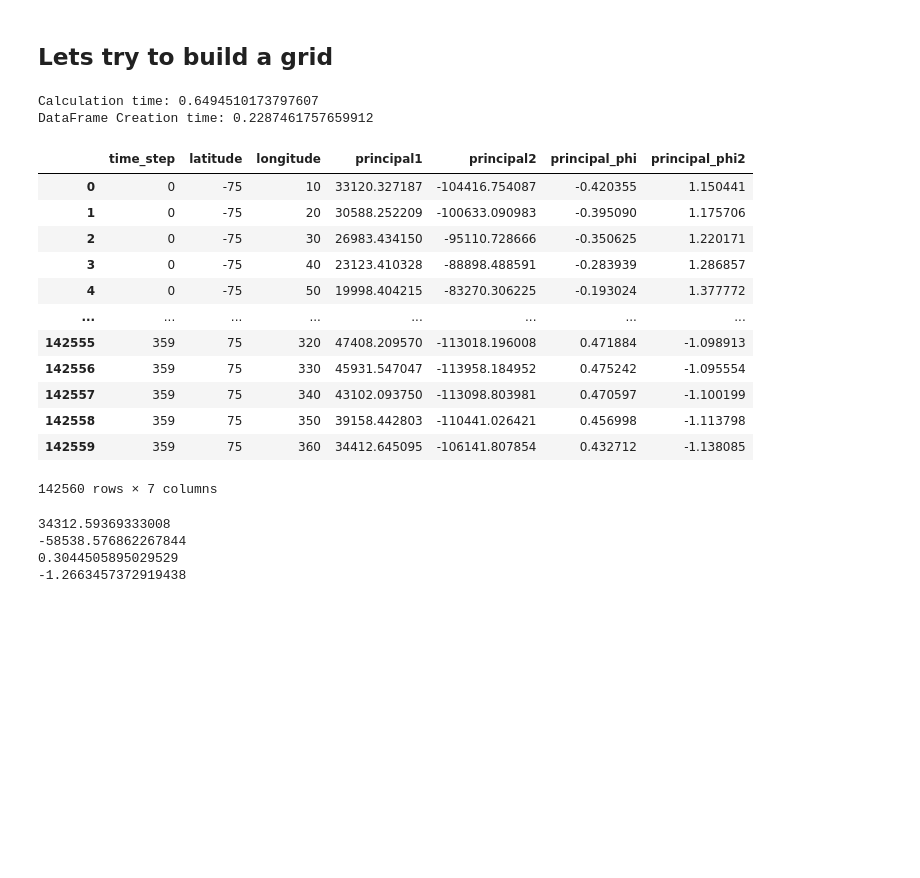
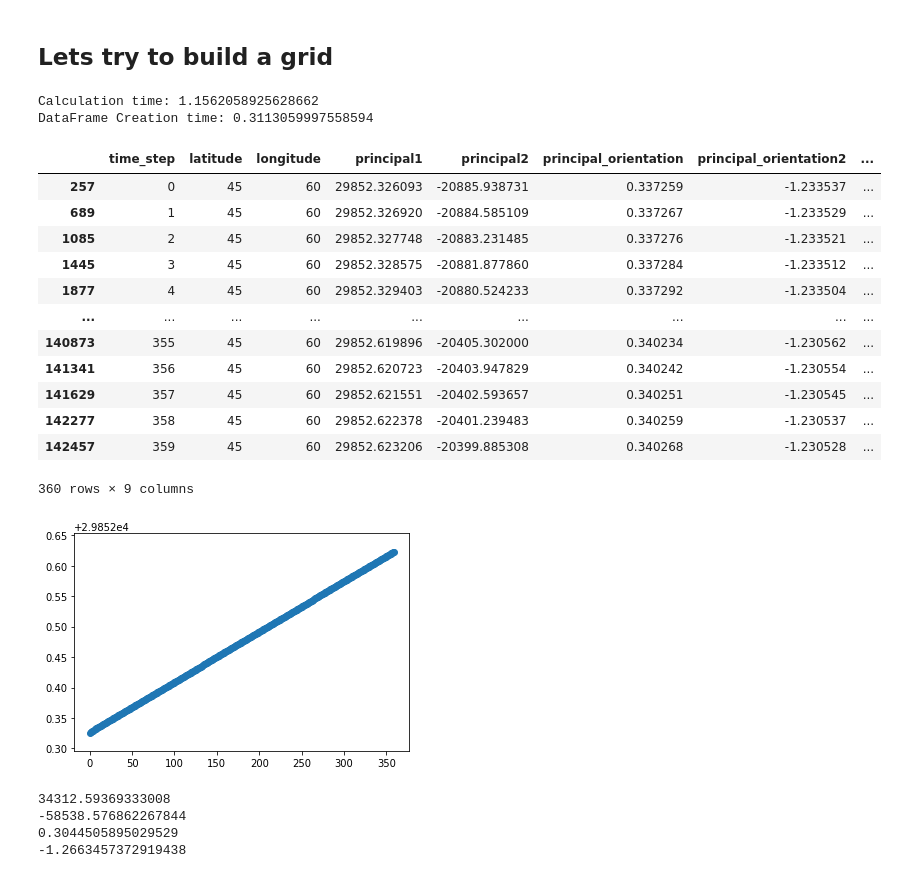
Before and after one commit to ssajous/europa-cycloids, a Jupyter notebook: src/Sample.ipynb, the cells around one changed output. Cells and saved outputs as stored; diff of their text form; code cells hidden in the pictures; blank space fills up the shorter version.

```diff
--- a/src/Sample.ipynb
+++ b/src/Sample.ipynb
@@ -294,29 +294,27 @@ def callback(stress_items):
 
 def get_stress_for_lat(step, lat):
     results = []
-    lat_radians = lat * RAD_MULTIPLIER
-
+#     lat_radians = lat * RAD_MULTIPLIER
+    lat_radians = np.radians(lat)
+    step_value = step / 360
 
     for lon in range(MIN_LON, MAX_LON + 1, 10):
         if (lat == 90 or lon == 0):
             continue
 
-        lon_radians = lon * RAD_MULTIPLIER
+#         lon_radians = np.Radians(lon) * RAD_MULTIPLIER
+        lon_radians = np.radians(lon)
 
-        principal1 = principal1_func(step, lat_radians, lon_radians)
+        principal1 = principal1_func(step_value, lat_radians, lon_radians)
+#         principal1 = sat.PC1.subs(t,step_value).subs(φ,lat_radians).subs(θ,lon_radians).expand()
+
         principal2 = principal2_func(step, lat_radians, lon_radians)
         principal_phi = principal_phi_func(step, lat_radians, lon_radians)
         principal_phi2 = principal_phi2_func(step, lat_radians, lon_radians)
 
-        result = {
-                'time_step': step,
-                'latitude': lat,
-                'longitude': lon,
-                'principal1': principal1,
-                'principal2': principal2,
-                'principal_phi': principal_phi,
-                'principal_phi2': principal_phi2
-            }
+        max_stress = max(principal1, principal2)
+        max_stress_orientation = principal_phi if max_stress == principal1 else principal_phi2
+
 
         results.append({
                 'time_step': step,
@@ -324,8 +322,10 @@ def get_stress_for_lat(step, lat):
                 'longitude': lon,
                 'principal1': principal1,
                 'principal2': principal2,
-                'principal_phi': principal_phi,
-                'principal_phi2': principal_phi2
+                'principal_orientation': principal_phi,
+                'principal_orientation2': principal_phi2,
+                'max_stress': max_stress,
+                'max_stress_orientation': max_stress_orientation
             })
 
     return results
@@ -352,24 +352,31 @@ df = pd.DataFrame(data)
 t2 = time.time()
 print(f'DataFrame Creation time: {t2 - t1}')
 # %% [output]
-Calculation time: 0.6494510173797607
-DataFrame Creation time: 0.2287461757659912
+Calculation time: 1.1562058925628662
+DataFrame Creation time: 0.3113059997558594
-# %%
-df
-# %% [output]
-|  | time_step | latitude | longitude | principal1 | principal2 | principal_phi | principal_phi2 |
-| 0 | 0 | -75 | 10 | 33120.327187 | -104416.754087 | -0.420355 | 1.150441 |
-| 1 | 0 | -75 | 20 | 30588.252209 | -100633.090983 | -0.395090 | 1.175706 |
-| 2 | 0 | -75 | 30 | 26983.434150 | -95110.728666 | -0.350625 | 1.220171 |
-| 3 | 0 | -75 | 40 | 23123.410328 | -88898.488591 | -0.283939 | 1.286857 |
-| 4 | 0 | -75 | 50 | 19998.404215 | -83270.306225 | -0.193024 | 1.377772 |
-| ... | ... | ... | ... | ... | ... | ... | ... |
-| 142555 | 359 | 75 | 320 | 47408.209570 | -113018.196008 | 0.471884 | -1.098913 |
-| 142556 | 359 | 75 | 330 | 45931.547047 | -113958.184952 | 0.475242 | -1.095554 |
-| 142557 | 359 | 75 | 340 | 43102.093750 | -113098.803981 | 0.470597 | -1.100199 |
-| 142558 | 359 | 75 | 350 | 39158.442803 | -110441.026421 | 0.456998 | -1.113798 |
-| 142559 | 359 | 75 | 360 | 34412.645095 | -106141.807854 | 0.432712 | -1.138085 |
-142560 rows × 7 columns
+# %%
+data = df.loc[(df['latitude'] == 45) & (df['longitude'] == 60)] \
+    .sort_values('time_step')
+
+import matplotlib.pyplot as plt
+
+plt.scatter(data['time_step'], data['principal1'])
+data
+# %% [output]
+|  | time_step | latitude | longitude | principal1 | principal2 | principal_orientation | principal_orientation2 | ... |
+| 257 | 0 | 45 | 60 | 29852.326093 | -20885.938731 | 0.337259 | -1.233537 | ... |
+| 689 | 1 | 45 | 60 | 29852.326920 | -20884.585109 | 0.337267 | -1.233529 | ... |
+| 1085 | 2 | 45 | 60 | 29852.327748 | -20883.231485 | 0.337276 | -1.233521 | ... |
+| 1445 | 3 | 45 | 60 | 29852.328575 | -20881.877860 | 0.337284 | -1.233512 | ... |
+| 1877 | 4 | 45 | 60 | 29852.329403 | -20880.524233 | 0.337292 | -1.233504 | ... |
+| ... | ... | ... | ... | ... | ... | ... | ... | ... |
+| 140873 | 355 | 45 | 60 | 29852.619896 | -20405.302000 | 0.340234 | -1.230562 | ... |
+| 141341 | 356 | 45 | 60 | 29852.620723 | -20403.947829 | 0.340242 | -1.230554 | ... |
+| 141629 | 357 | 45 | 60 | 29852.621551 | -20402.593657 | 0.340251 | -1.230545 | ... |
+| 142277 | 358 | 45 | 60 | 29852.622378 | -20401.239483 | 0.340259 | -1.230537 | ... |
+| 142457 | 359 | 45 | 60 | 29852.623206 | -20399.885308 | 0.340268 | -1.230528 | ... |
+360 rows × 9 columns
+[figure, added]
 # %%
 lat = 60
 lon = 250
```
Also changed, not shown: parts of 3 cells of this notebook.
